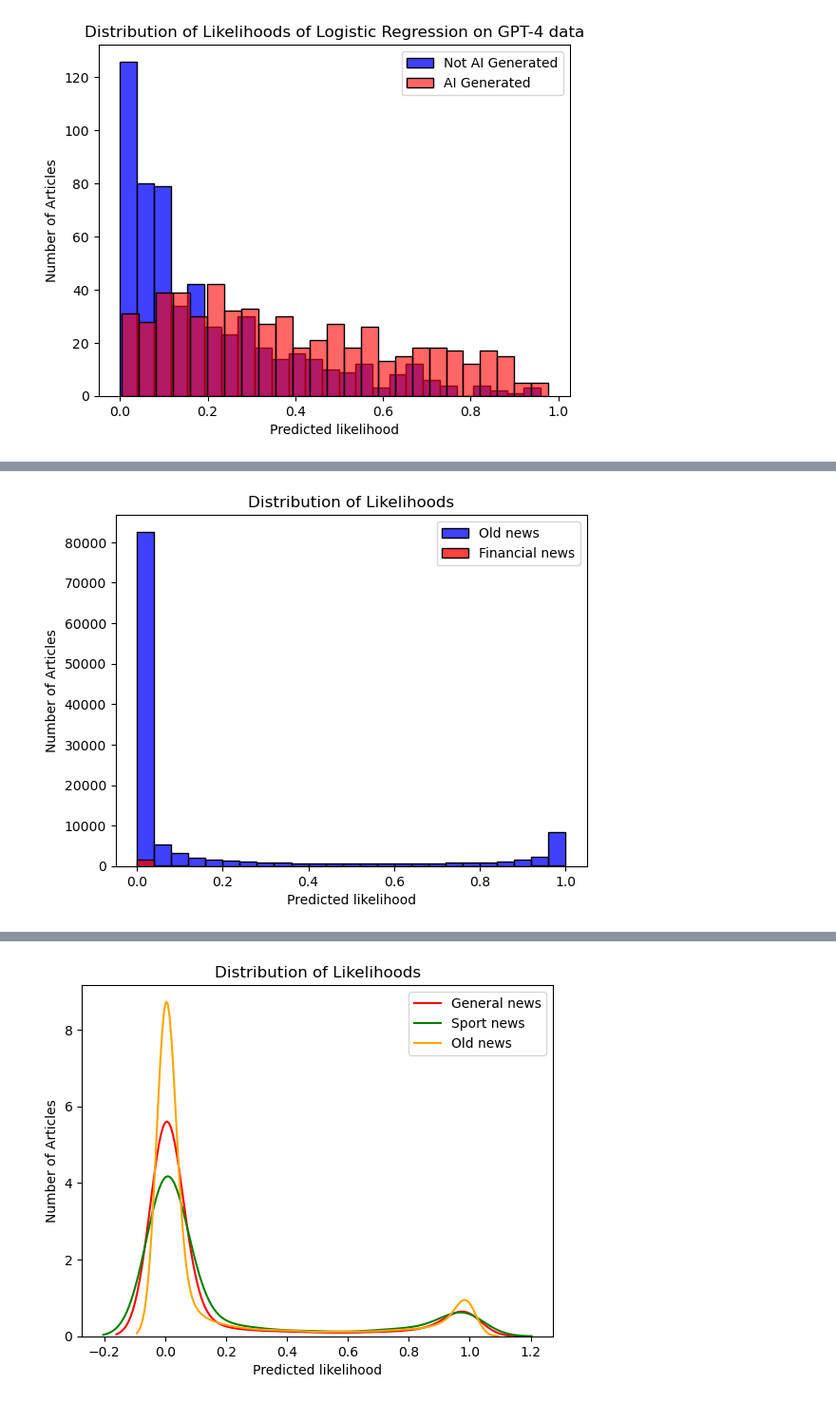
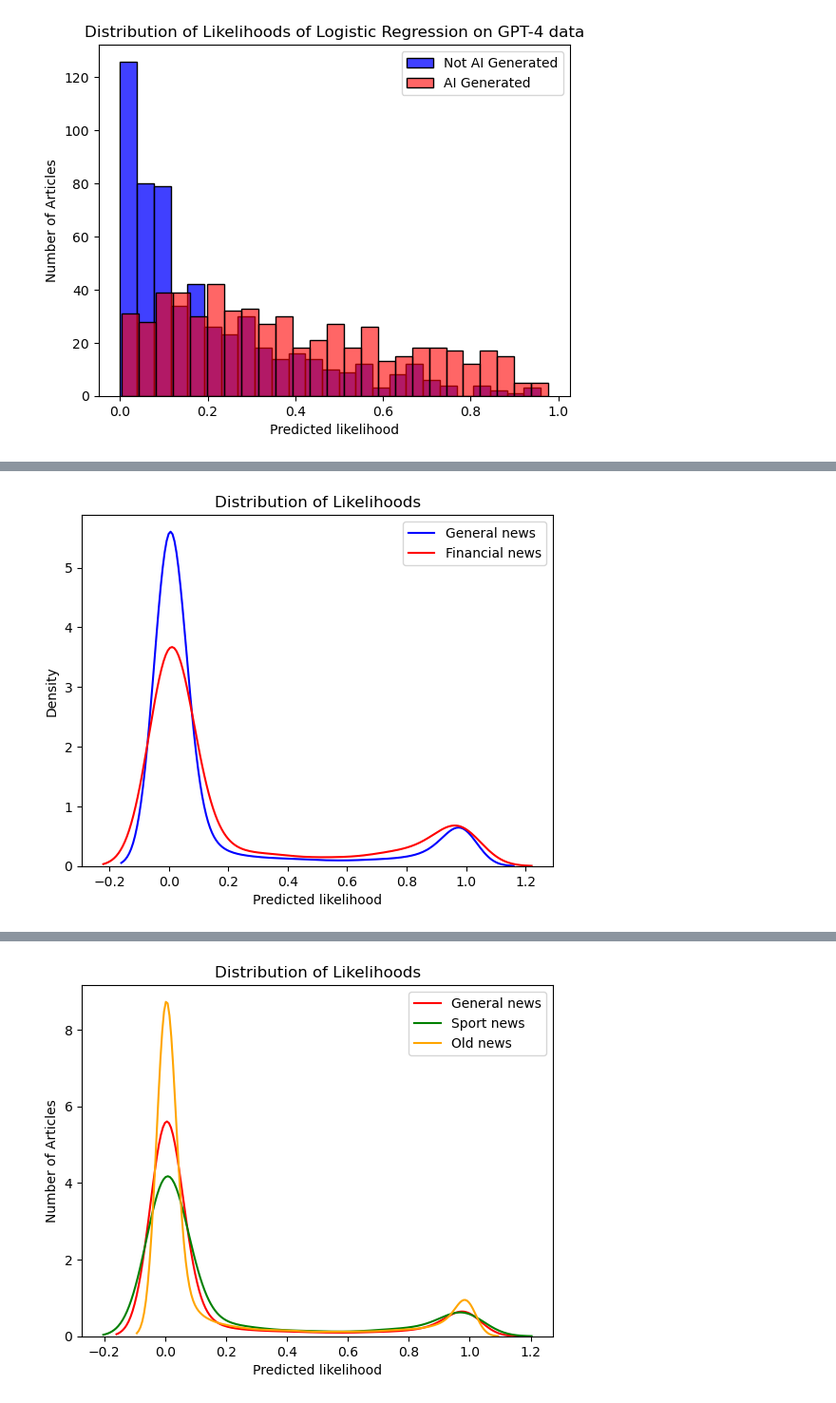
Before and after one commit to StenRSM/BAM-thesis, a Jupyter notebook: graphs.ipynb, the cells around one changed output, grey strips where cells are left out. Shown at 95% size. Cells and saved outputs as stored; diff of their text form; code cells hidden in the pictures.

```diff
--- a/graphs.ipynb
+++ b/graphs.ipynb
@@ -113,10 +141,10 @@ plt.savefig(r'C:\Users\Sten\Documents\EUR BAM\Thesis\graphs\gpt4_lr.png')
 # %%
-sns.histplot(pred_old_LLM['predictions'], color='blue', bins=25, label='Old news')
-sns.histplot(pred_finance['predictions'], color='red', bins=25, label='Financial news')
+sns.kdeplot(pred_general['predictions'], color='blue', label='General news')
+sns.kdeplot(pred_finance['predictions'], color='red',  label='Financial news')
 plt.title('Distribution of Likelihoods')
 plt.xlabel('Predicted likelihood')
-plt.ylabel('Number of Articles')
+#plt.ylabel('Number of Articles')
 plt.legend()
 plt.show()
 # %% [output]
-[figure, old version]
+[figure, new version]
```
Also changed, not shown: parts of 6 cells of this notebook, 2 other files.
